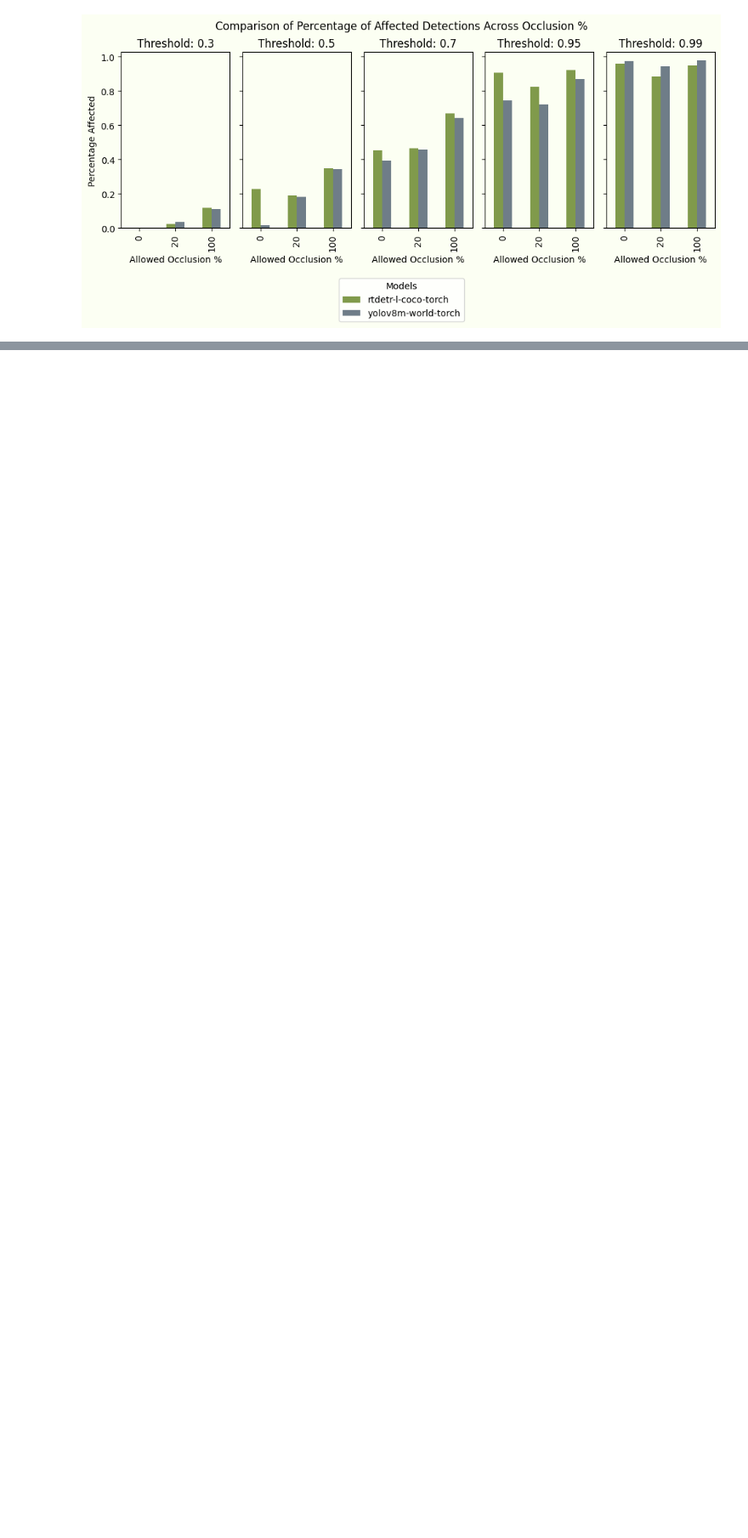
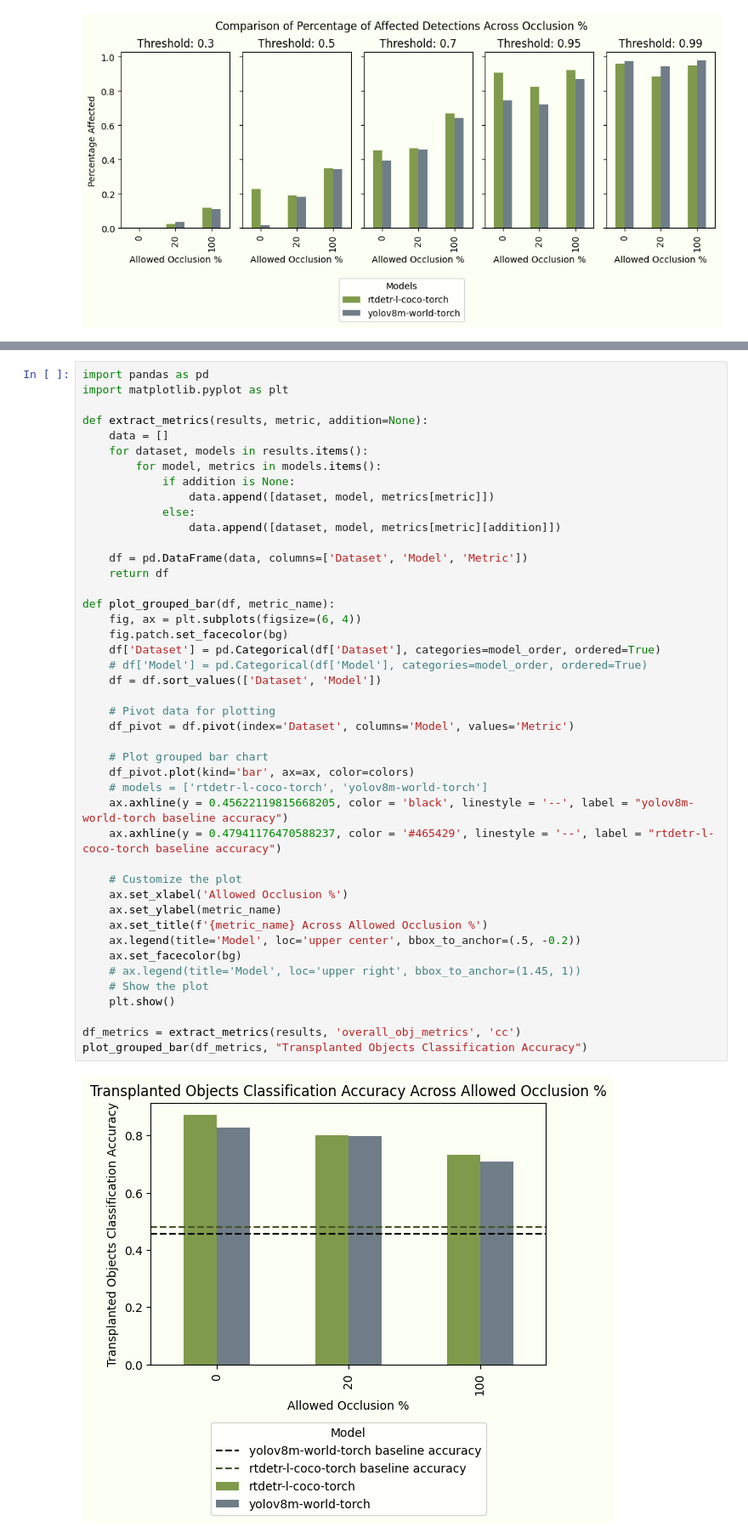
Before and after one commit to sofiesana/updog, a Jupyter notebook: analysis.ipynb, the cells around one changed output, grey strips where cells are left out. Shown at 85% size. Cells and saved outputs as stored; diff of their text form; blank space fills up the shorter version.

```diff
--- a/analysis.ipynb
+++ b/analysis.ipynb
@@ -451,3 +451,49 @@ def plot_diff_mult(results):
 plot_diff_mult(results)
 # %% [output]
 [figure]
+# %%
+import pandas as pd
+import matplotlib.pyplot as plt
+
+def extract_metrics(results, metric, addition=None):
+    data = []
+    for dataset, models in results.items():
+        for model, metrics in models.items():
+            if addition is None:
+                data.append([dataset, model, metrics[metric]])
+            else:
+                data.append([dataset, model, metrics[metric][addition]])
+
+    df = pd.DataFrame(data, columns=['Dataset', 'Model', 'Metric'])
+    return df
+
+def plot_grouped_bar(df, metric_name):
+    fig, ax = plt.subplots(figsize=(6, 4))
+    fig.patch.set_facecolor(bg)
+    df['Dataset'] = pd.Categorical(df['Dataset'], categories=model_order, ordered=True)
+    # df['Model'] = pd.Categorical(df['Model'], categories=model_order, ordered=True)
+    df = df.sort_values(['Dataset', 'Model'])
+
+    # Pivot data for plotting
+    df_pivot = df.pivot(index='Dataset', columns='Model', values='Metric')
+
+    # Plot grouped bar chart
+    df_pivot.plot(kind='bar', ax=ax, color=colors)
+    # models = ['rtdetr-l-coco-torch', 'yolov8m-world-torch']
+    ax.axhline(y = 0.45622119815668205, color = 'black', linestyle = '--', label = "yolov8m-world-torch baseline accuracy")
+    ax.axhline(y = 0.47941176470588237, color = '#465429', linestyle = '--', label = "rtdetr-l-coco-torch baseline accuracy")
+
+    # Customize the plot
+    ax.set_xlabel('Allowed Occlusion %')
+    ax.set_ylabel(metric_name)
+    ax.set_title(f'{metric_name} Across Allowed Occlusion %')
+    ax.legend(title='Model', loc='upper center', bbox_to_anchor=(.5, -0.2))
+    ax.set_facecolor(bg)
+    # ax.legend(title='Model', loc='upper right', bbox_to_anchor=(1.45, 1))
+    # Show the plot
+    plt.show()
+
+df_metrics = extract_metrics(results, 'overall_obj_metrics', 'cc')
+plot_grouped_bar(df_metrics, "Transplanted Objects Classification Accuracy")
+# %% [output]
+[figure, added]
```
Also changed, not shown: parts of 2 cells of this notebook.
